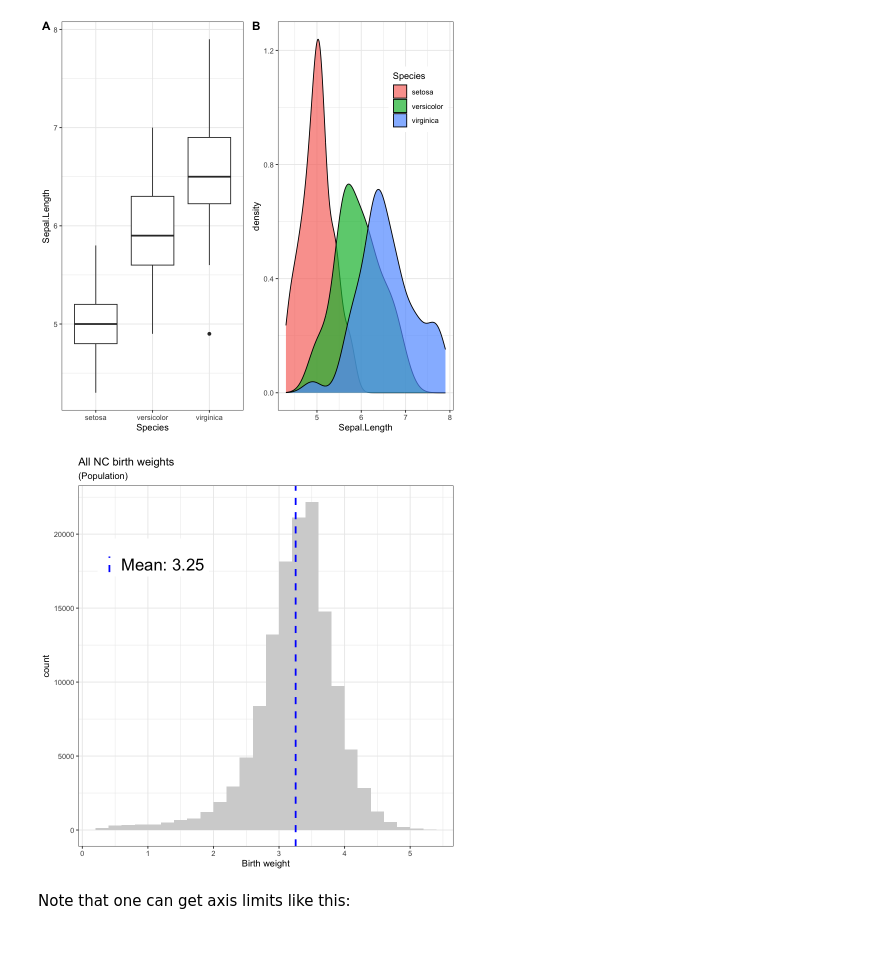
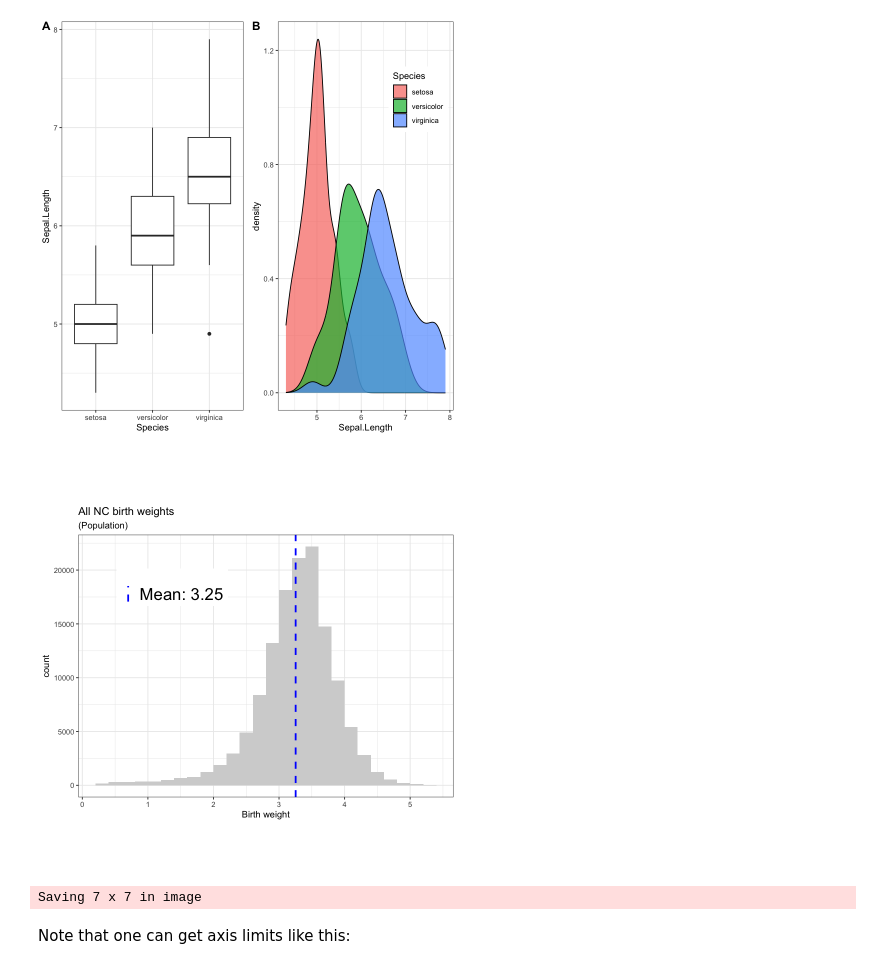
Before and after one commit to matthew-brett/confidence-intervals, a Jupyter notebook: confidence_plots.ipynb, the cells around one changed output. Drawn from its saved outputs; the diff is of its cells as text; code cells hidden in the pictures.

Commit message:
Update plotting logic.

```diff
--- a/confidence_plots.ipynb
+++ b/confidence_plots.ipynb
@@ -71,24 +73,41 @@ Warning message:
 # %%
 tbw <- theme_set(theme_bw())
 breaks <- seq(0.2, 5.5, by=0.2)
-label <- paste('Mean:', sprintf('%.2f', pop_mean))
-p <- (
-    ggplot(bw_pop, aes(birth_weight))
-    + geom_histogram(fill = "light grey", breaks = breaks)
-    + labs(x = "Birth weight",
-           title = 'All NC birth weights',
-           subtitle = '(Population)')
-    + geom_vline(aes(xintercept=pop_mean,
-                     colour=label),
-                 linewidth=1,
-                 linetype='dashed')
-    + labs(colour="")
-    + scale_colour_manual(values="blue")
-    + theme(legend.position=c(0.2, 0.8),
-            legend.text = element_text(size=20))
-); p
+
+plot_bw <- function(df) {
+    if (nrow(df) > 1000) {  # Population
+        fill_col <- 'light grey'
+        mean_col <- 'blue'
+    } else {  # Sample
+        fill_col <- 'dark grey'
+        mean_col <- 'red'
+    }
+    mean_val <- mean(df[['birth_weight']])
+    label <- paste('Mean:', sprintf('%.2f', mean_val))
+    p <- (
+        ggplot(df, aes(birth_weight))
+        + geom_histogram(fill = fill_col, breaks = breaks)
+        + geom_vline(aes(xintercept=mean_val, colour=label),
+                     linewidth=1,
+                     linetype='dashed')
+        + labs(x = "Birth weight", colour="")  # Reset colour for later.
+        + scale_colour_manual(values=mean_col)
+        + theme(legend.position=c(0.25, 0.8),
+                legend.text = element_text(size=20),
+                aspect.ratio=0.7)
+    )
+}
+
+p <- plot_bw(bw_pop) + labs(
+    title = 'All NC birth weights',
+    subtitle = '(Population)')
+p
 # %% [output]
-[figure, old version]
+[figure, new version]
+# %%
+ggsave('population.png', p)
+# %% [output]
+Saving 7 x 7 in image
 # %% [markdown]
 Note that one can get axis limits like this:
 # %%
```
Also changed, not shown: parts of 4 cells of this notebook, 1 other file.
